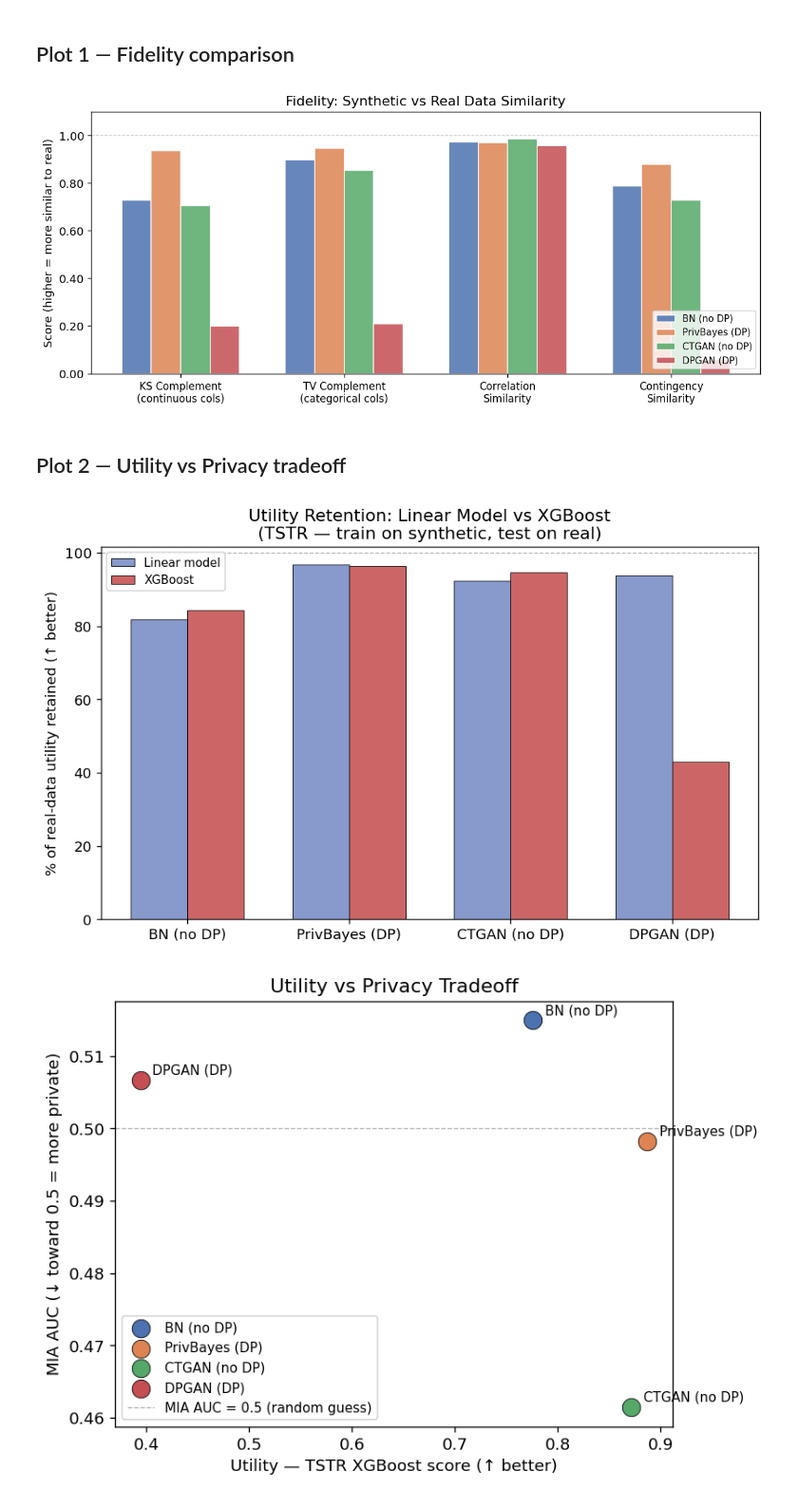
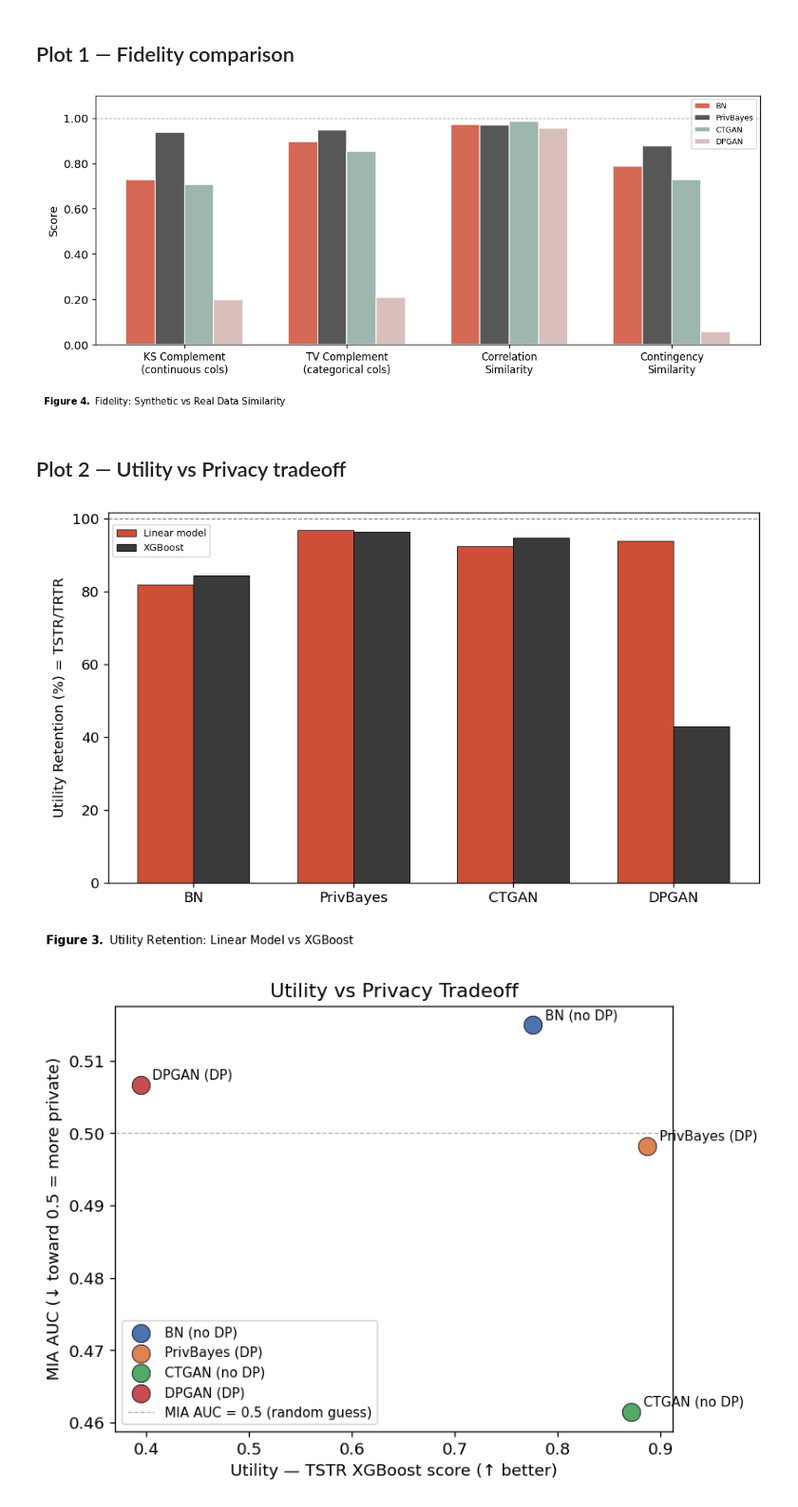
Before and after one commit to oliviapeng26/priv-sdg, a Jupyter notebook: evaluation/analysis.ipynb, the cells around one changed output. Shown at 95% size. Saved outputs shown, nothing was run; the diff lists cells and outputs as text; code cells hidden in the pictures.

Commit message:
feat: utility/fidelity figures for poster

```diff
--- a/evaluation/analysis.ipynb
+++ b/evaluation/analysis.ipynb
@@ -15,18 +15,22 @@ from pathlib import Path
 
 RESULTS = Path('../results')
 
+
+# Repo palette (from the reference chart): orange + grey primary, teal + pink accent.
+ORANGE, GREY, TEAL, PINK = "#CE4E36", "#3A3A3A", "#8CA9A0", "#D2B4B1"
+
 METHOD_ORDER  = ['bayesian_network', 'privbayes', 'ctgan', 'dpgan']
 METHOD_LABELS = {
-    'bayesian_network': 'BN (no DP)',
-    'privbayes':        'PrivBayes (DP)',
-    'ctgan':            'CTGAN (no DP)',
-    'dpgan':            'DPGAN (DP)',
+    'bayesian_network': 'BN',
+    'privbayes':        'PrivBayes',
+    'ctgan':            'CTGAN',
+    'dpgan':            'DPGAN',
 }
 COLORS = {
-    'bayesian_network': '#4C72B0',
-    'privbayes':        '#DD8452',
-    'ctgan':            '#55A868',
-    'dpgan':            '#C44E52',
+    'bayesian_network': ORANGE,
+    'privbayes':        GREY,
+    'ctgan':            TEAL,
+    'dpgan':            PINK,
 }
 
 plt.rcParams.update({'figure.dpi': 120, 'font.size': 11})
@@ -153,50 +157,75 @@ for i, (method, label) in enumerate(zip(METHOD_ORDER, METHOD_LABELS.values())):
 
 ax.set_xticks(x)
 ax.set_xticklabels([fidelity_labels[fidelity_metrics.index(m)] for m in available], fontsize=10)
-ax.set_ylabel('Score (higher = more similar to real)')
-ax.set_title('Fidelity: Synthetic vs Real Data Similarity')
+ax.set_ylabel('Score')
 ax.set_ylim(0, 1.1)
-ax.axhline(1.0, color='grey', linestyle='--', linewidth=0.8, alpha=0.5)
-ax.legend(loc='lower right', fontsize=9)
+ax.axhline(1.0, color=GREY, linestyle='--', linewidth=0.8, alpha=0.5)
+ax.legend(loc='upper right', fontsize=7.5)
 ax.yaxis.set_major_formatter(mticker.FormatStrFormatter('%.2f'))
-plt.tight_layout()
+# Leave space at the bottom for caption
+plt.tight_layout(rect=[0, 0.08, 1, 1])
+
+# Add left-aligned caption
+fig.text(
+    0.01,
+    0.02,
+    r"$\bf{Figure\ 4.}$ Fidelity: Synthetic vs Real Data Similarity",
+    ha="left",
+    va="bottom",
+    fontsize=9
+)
+
 plt.savefig(RESULTS / 'fidelity_comparison.png', bbox_inches='tight')
 plt.show()
 # %% [output]
-[figure, old version]
+[figure, new version]
 # %% [markdown]
 ## Plot 2 — Utility vs Privacy tradeoff
 # %%
 fig, ax = plt.subplots(figsize=(8, 5))
 
 x = np.arange(len(METHOD_ORDER))
 width = 0.35
 
 linear_retained = []
 xgb_retained = []
 for method in METHOD_ORDER:
     label = METHOD_LABELS[method]
     lm_gt = sc_wide.loc[label, 'performance.linear_model.gt']
     lm_ood = sc_wide.loc[label, 'performance.linear_model.syn_ood']
     xgb_gt = sc_wide.loc[label, 'performance.xgb.gt']
     xgb_ood = sc_wide.loc[label, 'performance.xgb.syn_ood']
     linear_retained.append(100 * lm_ood / lm_gt)
     xgb_retained.append(100 * xgb_ood / xgb_gt)
 
-ax.bar(x - width/2, linear_retained, width, label='Linear model', color='#8899cc', edgecolor='black', linewidth=0.5)
-ax.bar(x + width/2, xgb_retained, width, label='XGBoost', color='#cc6666', edgecolor='black', linewidth=0.5)
+ax.bar(x - width/2, linear_retained, width, label='Linear model', color=ORANGE, edgecolor='black', linewidth=0.5)
+ax.bar(x + width/2, xgb_retained, width, label='XGBoost', color=GREY, edgecolor='black', linewidth=0.5)
 
-ax.axhline(100, color='grey', linestyle='--', linewidth=0.8, alpha=0.6)
-ax.set_ylabel('% of real-data utility retained (↑ better)', fontsize=11)
+ax.axhline(100, color=GREY, linestyle='--', linewidth=0.8, alpha=0.6)
+ax.set_ylabel('Utility Retention (%) = TSTR/TRTR', fontsize=11)
 ax.set_xticks(x)
 ax.set_xticklabels([METHOD_LABELS[m] for m in METHOD_ORDER])
-ax.set_title('Utility Retention: Linear Model vs XGBoost\n(TSTR — train on synthetic, test on real)')
-ax.legend(fontsize=9)
-plt.tight_layout()
+ax.legend(
+    loc='upper left',
+    bbox_to_anchor=(0, 0.98),
+    fontsize=7.5
+)
+# Leave space at the bottom for caption
+plt.tight_layout(rect=[0, 0.08, 1, 1])
+
+# Add left-aligned caption
+fig.text(
+    0.01,
+    0.02,
+    r"$\bf{Figure\ 3.}$ Utility Retention: Linear Model vs XGBoost",
+    ha="left",
+    va="bottom",
+    fontsize=9
+)
 plt.savefig(RESULTS / 'utility_metric_comparison.png', bbox_inches='tight')
 plt.show()
 # %% [output]
-[figure, old version]
+[figure, new version]
 # %%
 fig, ax = plt.subplots(figsize=(7, 5))
 
```
Also changed, not shown: parts of 5 cells of this notebook, 2 other files.
